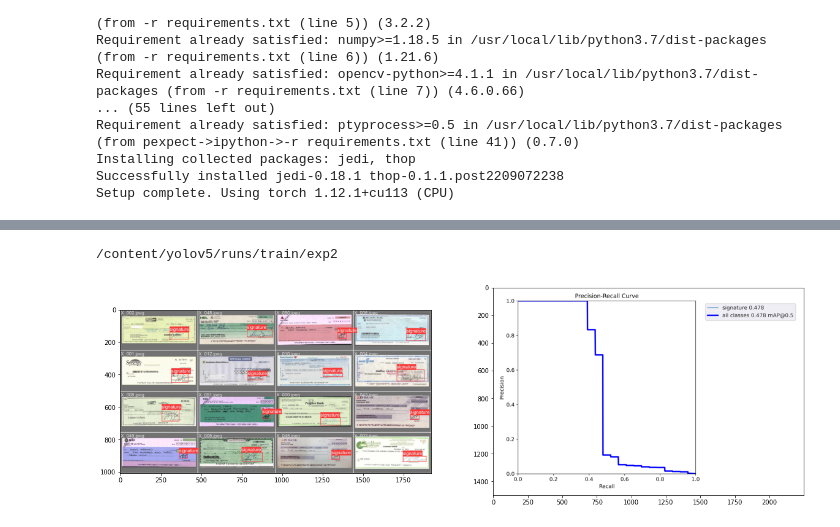
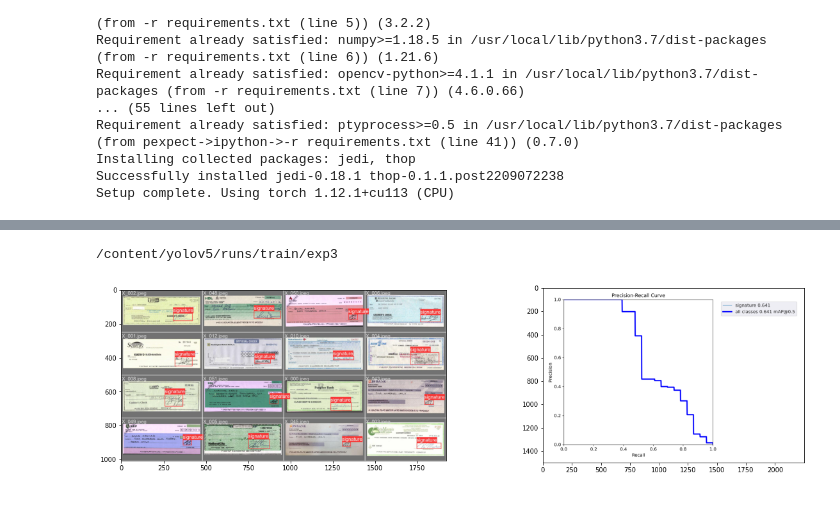
Before and after one commit to ghoshal7/Bank_Check_Segmentation, a Jupyter notebook: yolov5_signature.ipynb, the cells around one changed output, grey strips where cells are left out. Cells and saved outputs as stored; diff of their text form; code cells hidden in the pictures.

```diff
--- a/yolov5_signature.ipynb
+++ b/yolov5_signature.ipynb
@@ -53,20 +53,20 @@ Overriding model.yaml nc=80 with nc=1
 # %%
-%cd /content/yolov5/runs/train/exp2
+%cd /content/yolov5/runs/train/exp3
 
 import matplotlib.pyplot as plt
 
 labels_valid = plt.imread('val_batch0_labels.jpg')
 PR = plt.imread('PR_curve.png')
 
 
-f, axs = plt.subplots(1,2,figsize = (20,20))
+f, axs = plt.subplots(1,2,figsize = (20,5))
 
 axs[0].imshow(labels_valid)
 axs[1].imshow(PR)
 plt.show()
 # %% [output]
-/content/yolov5/runs/train/exp2
+/content/yolov5/runs/train/exp3
-[figure, old version]
+[figure, new version]
 # %%
 import pandas as pd
 metrics = pd.read_csv('results.csv')
```
Also changed, not shown: parts of 5 cells of this notebook.
